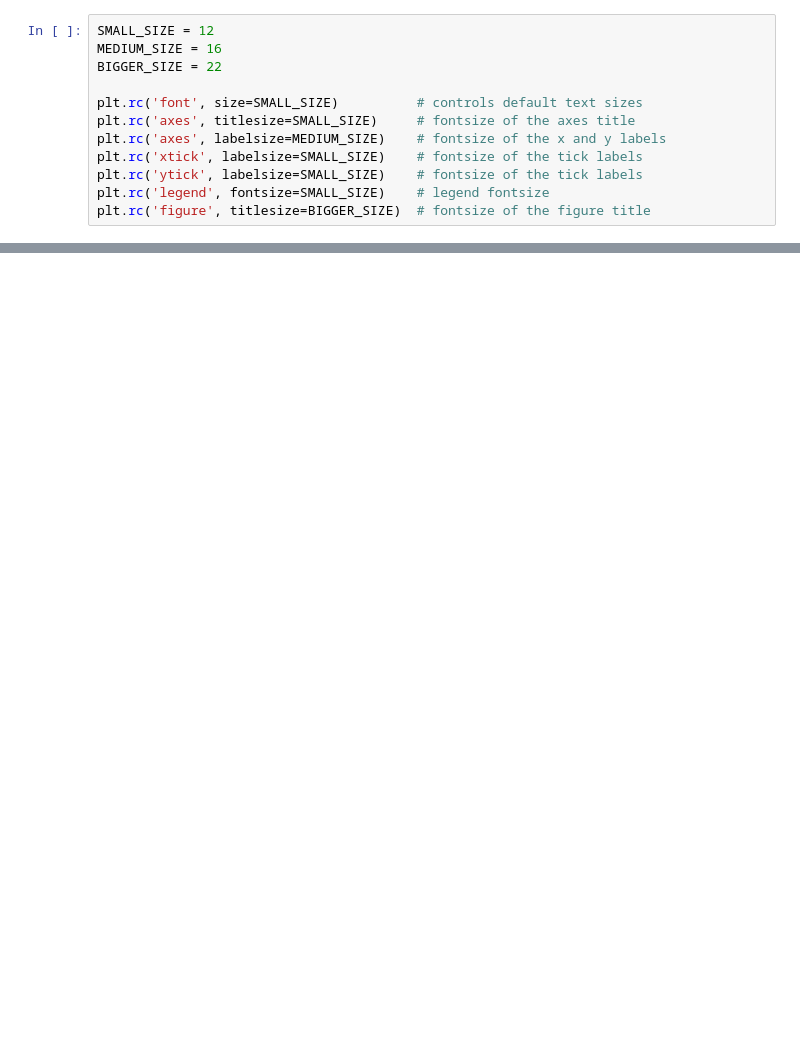
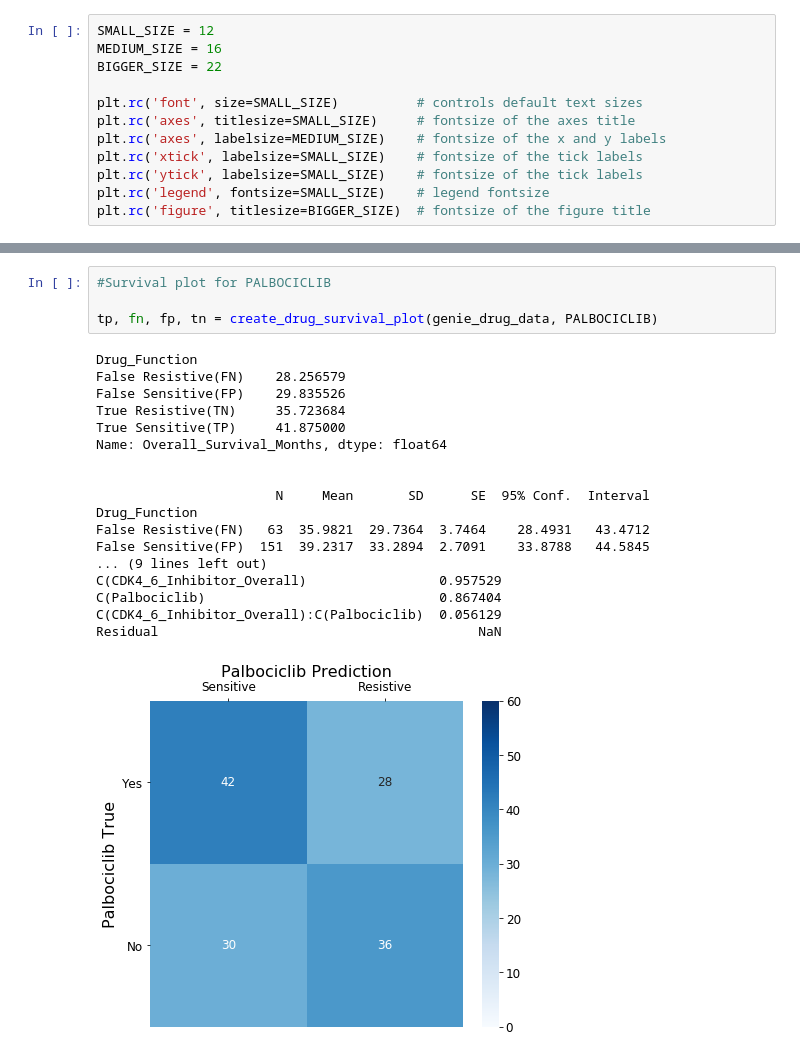
Before and after one commit to enmsilva/nest_drugcell, a Jupyter notebook: notebooks/genie_analysis.ipynb, the cells around one changed output, grey strips where cells are left out. Saved outputs shown, nothing was run; the diff lists cells and outputs as text; blank space fills up the shorter version.

```diff
--- a/notebooks/genie_analysis.ipynb
+++ b/notebooks/genie_analysis.ipynb
@@ -182,0 +370,23 @@ DrugCell(-) median: 45.55921053
+# %%
+#Survival plot for PALBOCICLIB
+
+tp, fn, fp, tn = create_drug_survival_plot(genie_drug_data, PALBOCICLIB)
+# %% [output]
+Drug_Function
+False Resistive(FN)    28.256579
+False Sensitive(FP)    29.835526
+True Resistive(TN)     35.723684
+True Sensitive(TP)     41.875000
+Name: Overall_Survival_Months, dtype: float64
+
+
+                       N     Mean       SD      SE  95% Conf.  Interval
+Drug_Function
+False Resistive(FN)   63  35.9821  29.7364  3.7464    28.4931   43.4712
+False Sensitive(FP)  151  39.2317  33.2894  2.7091    33.8788   44.5845
+... (9 lines left out)
+C(CDK4_6_Inhibitor_Overall)                 0.957529
+C(Palbociclib)                              0.867404
+C(CDK4_6_Inhibitor_Overall):C(Palbociclib)  0.056129
+Residual                                         NaN
+[figure, added]
```
Also changed, not shown: parts of 47 cells of this notebook, 2 other files.
